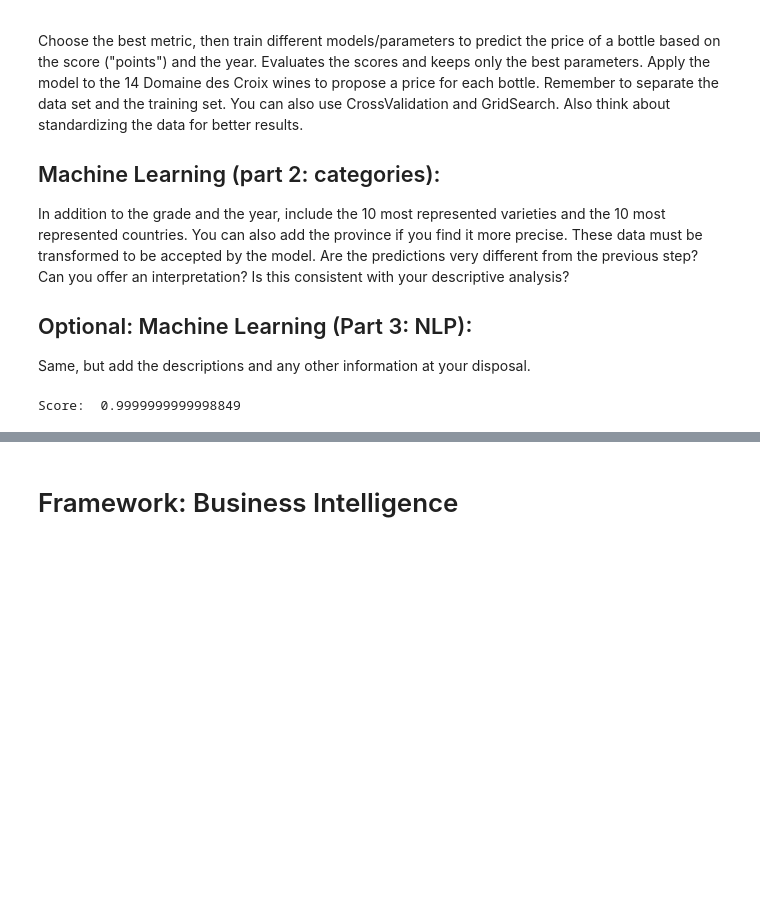
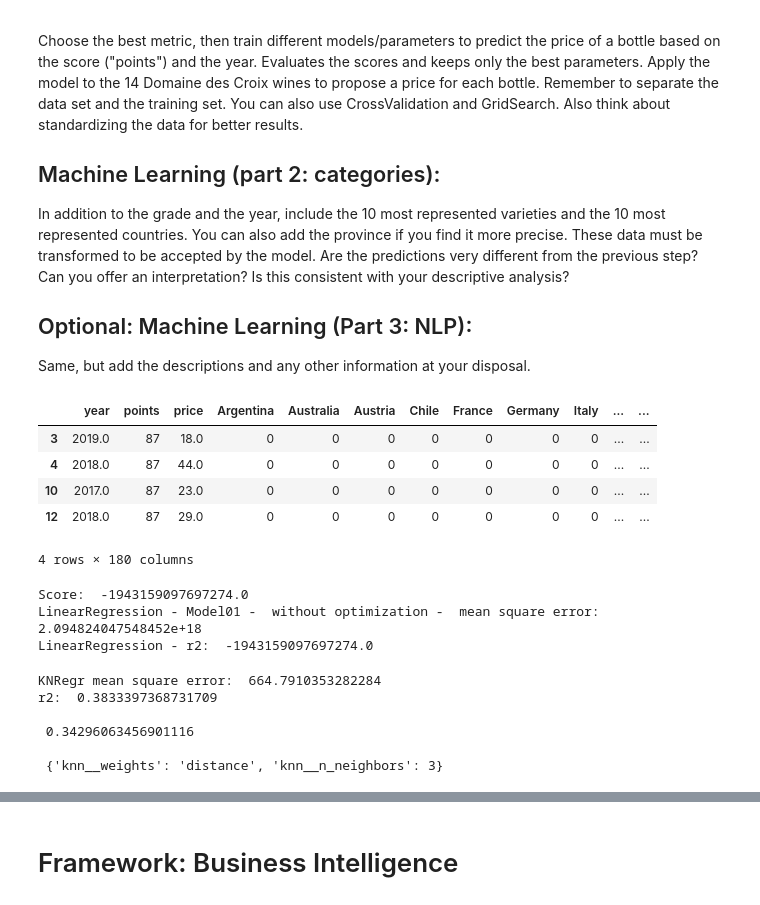
Before and after one commit to Frans-Grau/Checkpoint-January, a Jupyter notebook: EDA/FGG_Checkpoint4.ipynb, the cells around one changed output, grey strips where cells are left out. Saved outputs shown, nothing was run; the diff lists cells and outputs as text; code cells hidden in the pictures; blank space fills up the shorter version.

```diff
--- a/EDA/FGG_Checkpoint4.ipynb
+++ b/EDA/FGG_Checkpoint4.ipynb
@@ -298,44 +298,55 @@ wines02 = wines[(wines['country'].isin(countriestop10)) & (wines['variety'].isin
 # %%
 ### Prepare the new dataset
 #Factorize all non numerical values
 x = pd.concat([wines02 , wines02['country'].str.get_dummies()],
           axis = 1)
 x2 = pd.concat([x , x['province'].str.get_dummies()],
           axis = 1)
 df = pd.concat([x2 , x2['variety'].str.get_dummies()],
           axis = 1)
-
+wines_f = df.dropna()
 wines_final = df.drop(['country','province','variety'], axis = 1)
 wines_final = wines_final.dropna()
 wines_final.head(4)
+# %% [output]
+|  | year | points | price | Argentina | Australia | Austria | Chile | France | Germany | Italy | ... | ... |
+| 3 | 2019.0 | 87 | 18.0 | 0 | 0 | 0 | 0 | 0 | 0 | 0 | ... | ... |
+| 4 | 2018.0 | 87 | 44.0 | 0 | 0 | 0 | 0 | 0 | 0 | 0 | ... | ... |
+| 10 | 2017.0 | 87 | 23.0 | 0 | 0 | 0 | 0 | 0 | 0 | 0 | ... | ... |
+| 12 | 2018.0 | 87 | 29.0 | 0 | 0 | 0 | 0 | 0 | 0 | 0 | ... | ... |
+4 rows × 180 columns
 # %%
 ### Machine Learning - Part 1: Predict Price based on points
-X = wines_final
+X = wines_final.drop(['price'], axis=1)
 y = wines_final['price']
 
 X_train,X_test,y_train,y_test = train_test_split(X,y, random_state = 7, test_size=0.2)
 model04 = LinearRegression().fit(X_train,y_train)
 
 print('Score: ' ,model04.score(X_test,y_test))
+print('LinearRegression - Model01 -  without optimization -  mean square error: ',mean_squared_error(y_test, model04.predict(X_test)))
+print('LinearRegression - r2: ',r2_score(y_test, model04.predict(X_test)))
 # %% [output]
-Score:  0.9999999999998849
+Score:  -1943159097697274.0
+LinearRegression - Model01 -  without optimization -  mean square error:  2.094824047548452e+18
+LinearRegression - r2:  -1943159097697274.0
 # %%
 ### Optimization -- KNRegr
 # we will pass the standardization and then grid search, we will use the pipeline approach to execute everything at once
-X = wines_final
-y = wines_final['price']
+X = wines_final.drop(['price'], axis=1)
+y = wines_f['price']
 
 X_train,X_test,y_train,y_test = train_test_split(X,y, random_state = 7, test_size=0.2)
 
 # 2- define the pipeline
 pipe05 = Pipeline([('scaler', StandardScaler()), ('knn',KNeighborsRegressor())])
 parameters05 = {
-    'knn__n_neighbors': range(2,40),
+    'knn__n_neighbors': range(2,35),
     'knn__weights': ['uniform', 'distance']
 }
 
 # 4- fit the model
-model05 = GridSearchCV(pipe05,parameters05)
+model05 = GridSearchCV(pipe05,parameters05, n_iter=1)
 model05.fit(X_train,y_train)
 
 # 5 - print results
@@ -343,3 +354,10 @@ print('KNRegr mean square error: ',mean_squared_error(y_test, model05.predict(X_
 print('r2: ',r2_score(y_test, model05.predict(X_test)))
 print('\n',model05.best_score_)
 print('\n',model05.best_params_)
+# %% [output]
+KNRegr mean square error:  664.7910353282284
+r2:  0.3833397368731709
+
+ 0.34296063456901116
+
+ {'knn__weights': 'distance', 'knn__n_neighbors': 3}
```
Also changed, not shown: parts of 4 cells of this notebook.
